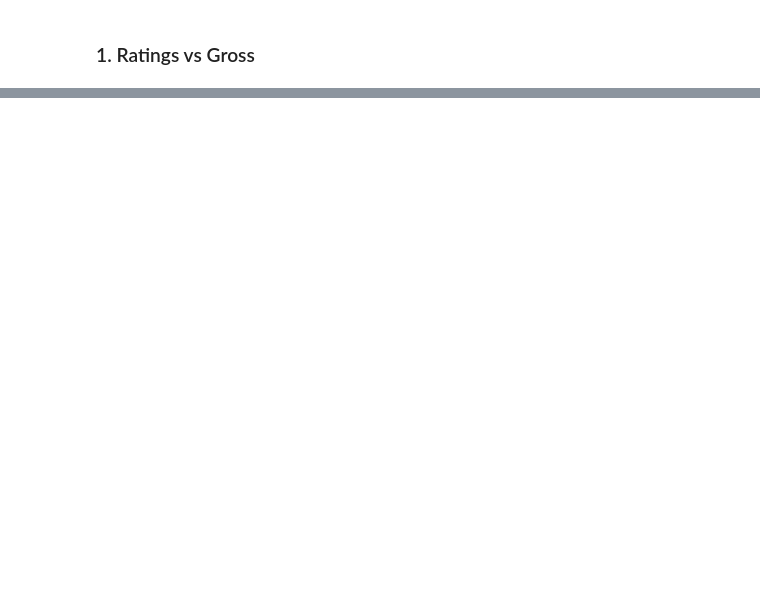
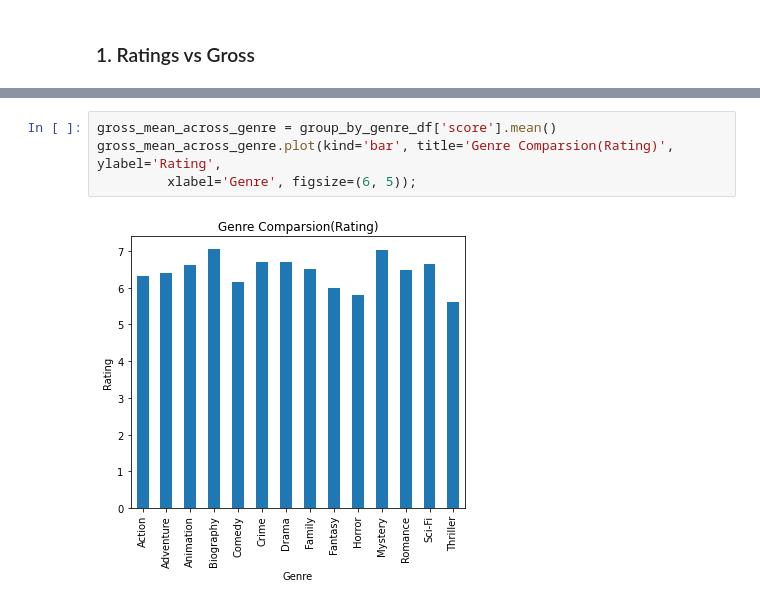
Before and after one commit to soaza/dao2702-project, a Jupyter notebook: movies_analysis.ipynb, the cells around one changed output, grey strips where cells are left out. Drawn from its saved outputs; the diff is of its cells as text; blank space fills up the shorter version.

```diff
--- a/movies_analysis.ipynb
+++ b/movies_analysis.ipynb
@@ -35,0 +42,6 @@ print(cleaned_dataset.groupby(cleaned_dataset['genre'])['gross'].mean())
+# %%
+gross_mean_across_genre = group_by_genre_df['score'].mean()
+gross_mean_across_genre.plot(kind='bar', title='Genre Comparsion(Rating)', ylabel='Rating',
+         xlabel='Genre', figsize=(6, 5));
+# %% [output]
+[figure, added]
```
Also changed, not shown: parts of 8 cells of this notebook, 1 other file.
